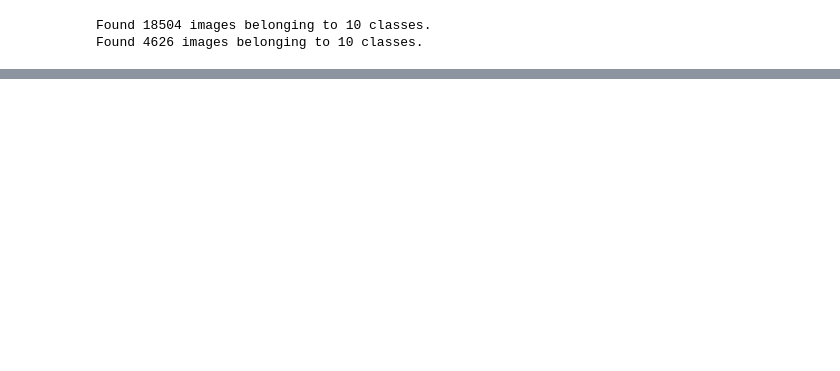
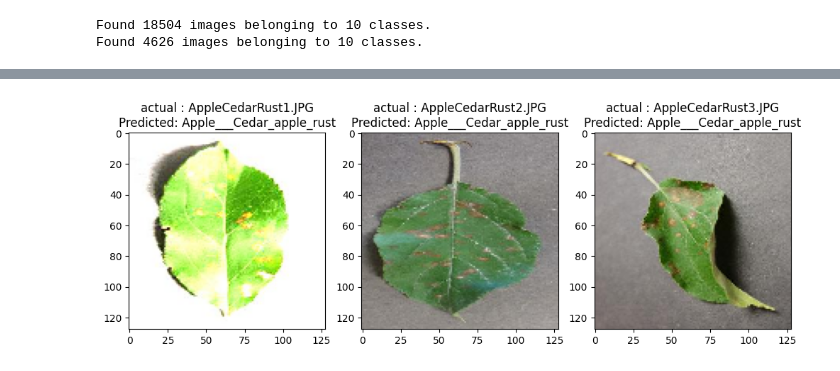
Before and after one commit to ThisAintNishant/pass, a Jupyter notebook: DL LAs/Plant.ipynb, the cells around one changed output, grey strips where cells are left out. Drawn from its saved outputs; the diff is of its cells as text; code cells hidden in the pictures; blank space fills up the shorter version.

Commit message:
plant shit

```diff
--- a/DL LAs/Plant.ipynb
+++ b/DL LAs/Plant.ipynb
@@ -10,10 +40,11 @@ from tensorflow.keras.utils import load_img, img_to_array
 import glob
 import matplotlib.pyplot as plt
 # %%
+#
+
 # Define paths for training and validation
-train_dir = r"C:\Users\gayat\Downloads\Plant_Disease_Dataset\New Plant Diseases Dataset(Augmented)\train"
-valid_dir = r"C:\Users\gayat\Downloads\Plant_Disease_Dataset\New Plant Diseases Dataset(Augmented)\valid"
-
+train_dir = r"C:\Users\PUSHKAR\Downloads\New Plant Diseases Dataset(Augmented)\train"
+valid_dir = r"C:\Users\PUSHKAR\Downloads\New Plant Diseases Dataset(Augmented)\valid"
 
 # Image size and batch size
 image_size = (128, 128)
@@ -32,17 +63,19 @@ train_data = train_datagen.flow_from_directory(
 
 valid_data = valid_datagen.flow_from_directory(
     valid_dir,
-
     target_size=image_size,
     batch_size=batch_size,
     class_mode='categorical'
 )
+
+#
 # %% [output]
 Found 18504 images belonging to 10 classes.
 Found 4626 images belonging to 10 classes.
 # %%
+
 # Define test directory
-test_dir = r"C:\Users\gayat\Downloads\Plant_Disease_Dataset\New Plant Diseases Dataset(Augmented)\test"
+test_dir = r"C:\Users\PUSHKAR\Downloads\New Plant Diseases Dataset(Augmented)\test"
 
 # Get all test image paths
 test_image_paths = glob.glob(test_dir + "/*.JPG")
@@ -56,5 +89,66 @@ for img_path in test_image_paths:
 
 test_images = np.array(test_images)  # Convert to NumPy array
 print(f"Loaded {len(test_images)} test images.")
+
+
+#
+
+len(train_data.class_indices)
+
+#
+
+model = Sequential([
+    Conv2D(32, (3, 3), activation='relu', input_shape=(128, 128, 3)),
+    MaxPooling2D((2, 2)),
+    Conv2D(64, (3, 3), activation='relu'),
+    MaxPooling2D((2, 2)),
+    Conv2D(128, (3, 3), activation='relu'),
+    MaxPooling2D((2, 2)),
+    Flatten(),
+    Dense(128, activation='relu'),
+    Dropout(0.5),
+    Dense(len(train_data.class_indices), activation='softmax')  # Number of classes
+])
+
+model.compile(optimizer='adam', loss='categorical_crossentropy', metrics=['accuracy'])
+model.summary()
+
+#
+
+history = model.fit(
+    train_data,
+    validation_data=valid_data,
+    epochs=10,
+
+)
+
+#
+
+# Evaluate on validation data
+val_loss, val_acc = model.evaluate(valid_data)
+print(f"Validation Loss: {val_loss}")
+print(f"Validation Accuracy: {val_acc}")
+
+
+#
+
+
+predictions = model.predict(test_images)
+
+# Get predicted class indices
+predicted_classes = np.argmax(predictions, axis=1)
+
+# Map indices to class labels
+class_labels = list(train_data.class_indices.keys())
+
+plt.figure(figsize=(10, 4))
+for i in range(3):
+    plt.subplot(1, 3, i + 1)
+    plt.imshow(test_images[i])
+    filename = os.path.basename(test_image_paths[i])
+    label = class_labels[predicted_classes[i]]
+    plt.title(f"actual : {filename}\nPredicted: {label}")
+plt.tight_layout()
+plt.show()
 # %% [output]
 Loaded 33 test images.
@@ -60,0 +171 @@ Loaded 33 test images.
+[figure, added]
```
Also changed, not shown: parts of 13 cells of this notebook.
